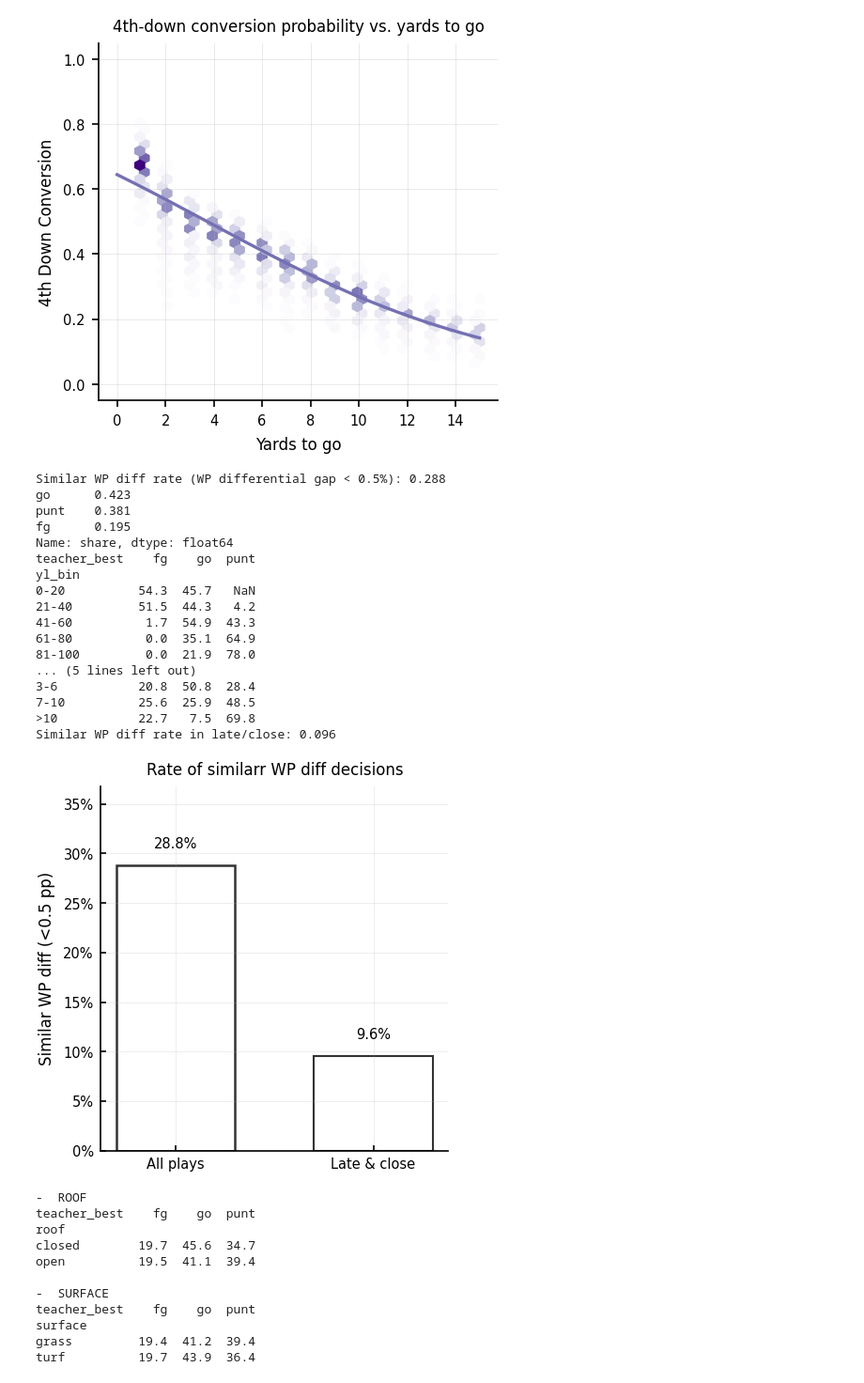
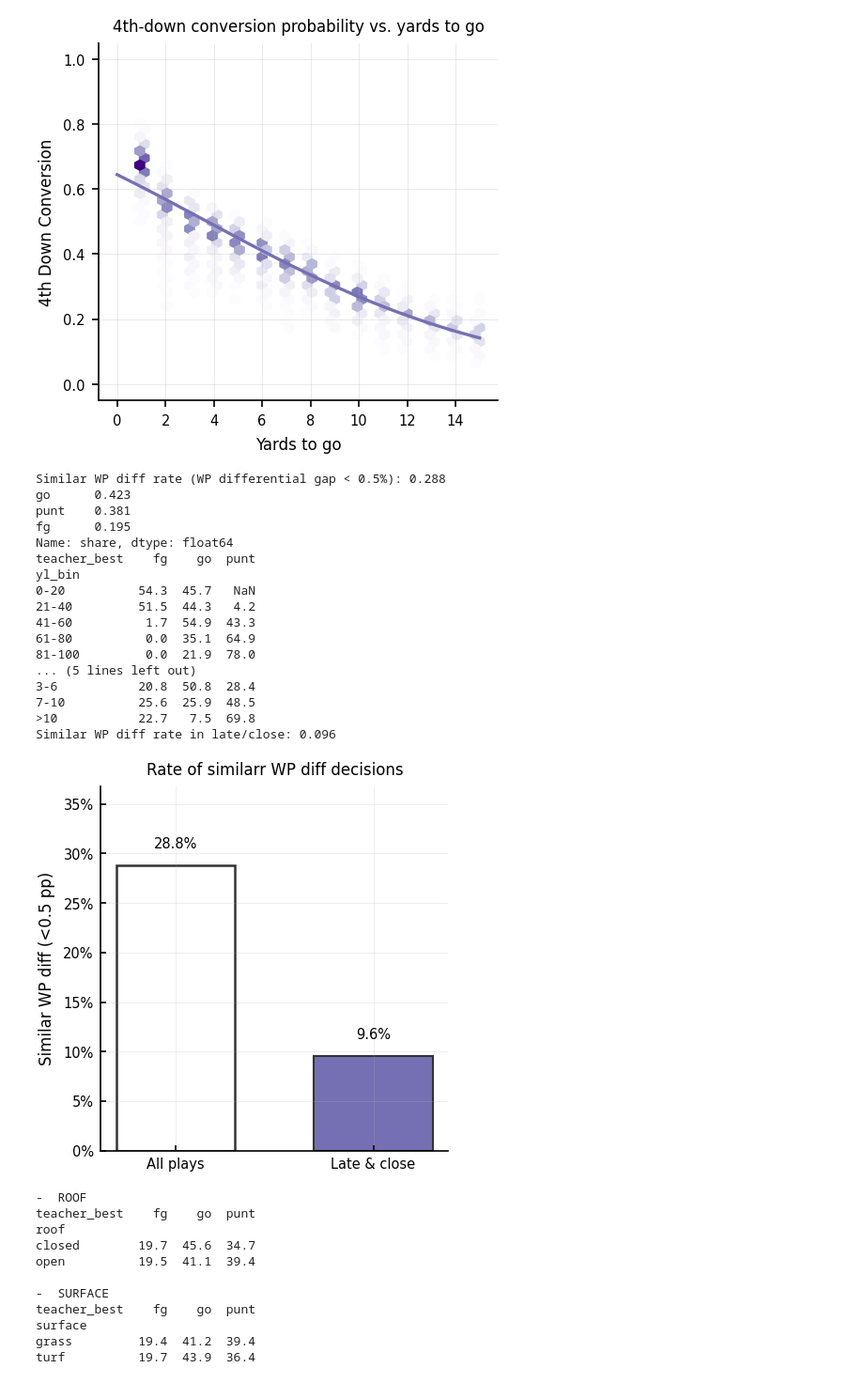
Before and after one commit to marco-vgn/nfl-4th-down-dwp, a Jupyter notebook: notebooks/nfl_4thdown_EDA.ipynb, the cells around one changed output. Shown: that part at 94% size. Saved outputs shown, nothing was run; the diff lists cells and outputs as text; code cells hidden in the pictures.

```diff
--- a/notebooks/nfl_4thdown_EDA.ipynb
+++ b/notebooks/nfl_4thdown_EDA.ipynb
@@ -265,7 +281,7 @@ rates = [rate_all, rate_lc]
 # All plays
 ax.bar(x[0], rates[0], width=0.6, facecolor="white", edgecolor="0.2", linewidth=1.2, label="All plays")
 # Late & close game
-ax.bar(x[1], rates[1], width=0.6, facecolor="white", edgecolor="0.2", linewidth=1.0, label="Late & close")
+ax.bar(x[1], rates[1], width=0.6, color=colors["go"], edgecolor="0.2", linewidth=1.0, label="Late & close")
 
 for xi, val in zip(x, rates):
     ax.text(xi, val + 0.015, f"{val*100:.1f}%", ha="center", va="bottom", fontsize=7)
@@ -273,34 +289,34 @@ for xi, val in zip(x, rates):
 ax.set_xticks(x)
 ax.set_xticklabels(["All plays", "Late & close"])
 ax.set_ylim(0, max(rates) + 0.08)
 ax.grid(alpha=0.25)
 ax.set_ylabel("Similar WP diff (<0.5 pp)", fontsize=8)
 ax.yaxis.set_major_formatter(plt.FuncFormatter(lambda y, _: f"{y*100:.0f}%"))
 ax.tick_params(direction="in", which="both", length=3, width=0.8)
 ax.set_title("Rate of similarr WP diff decisions", fontsize=8)
 
 fig.tight_layout()
 fig.savefig("../reports/figures/similar_wp_diff_barchart.png")
 plt.show()
 # %% [output]
 Similar WP diff rate (WP differential gap < 0.5%): 0.288
 go      0.423
 punt    0.381
 fg      0.195
 Name: share, dtype: float64
 teacher_best    fg    go  punt
 yl_bin
 0-20          54.3  45.7   NaN
 21-40         51.5  44.3   4.2
 41-60          1.7  54.9  43.3
 61-80          0.0  35.1  64.9
 81-100         0.0  21.9  78.0
 ... (5 lines left out)
 3-6           20.8  50.8  28.4
 7-10          25.6  25.9  48.5
 >10           22.7   7.5  69.8
 Similar WP diff rate in late/close: 0.096
-[figure, old version]
+[figure, new version]
 # %%
 for col in ["roof","surface"]:
     tbl = (df.groupby(col)["teacher_best"].value_counts(normalize=True)
```
Also changed, not shown: parts of 23 cells of this notebook, 2 other files.
